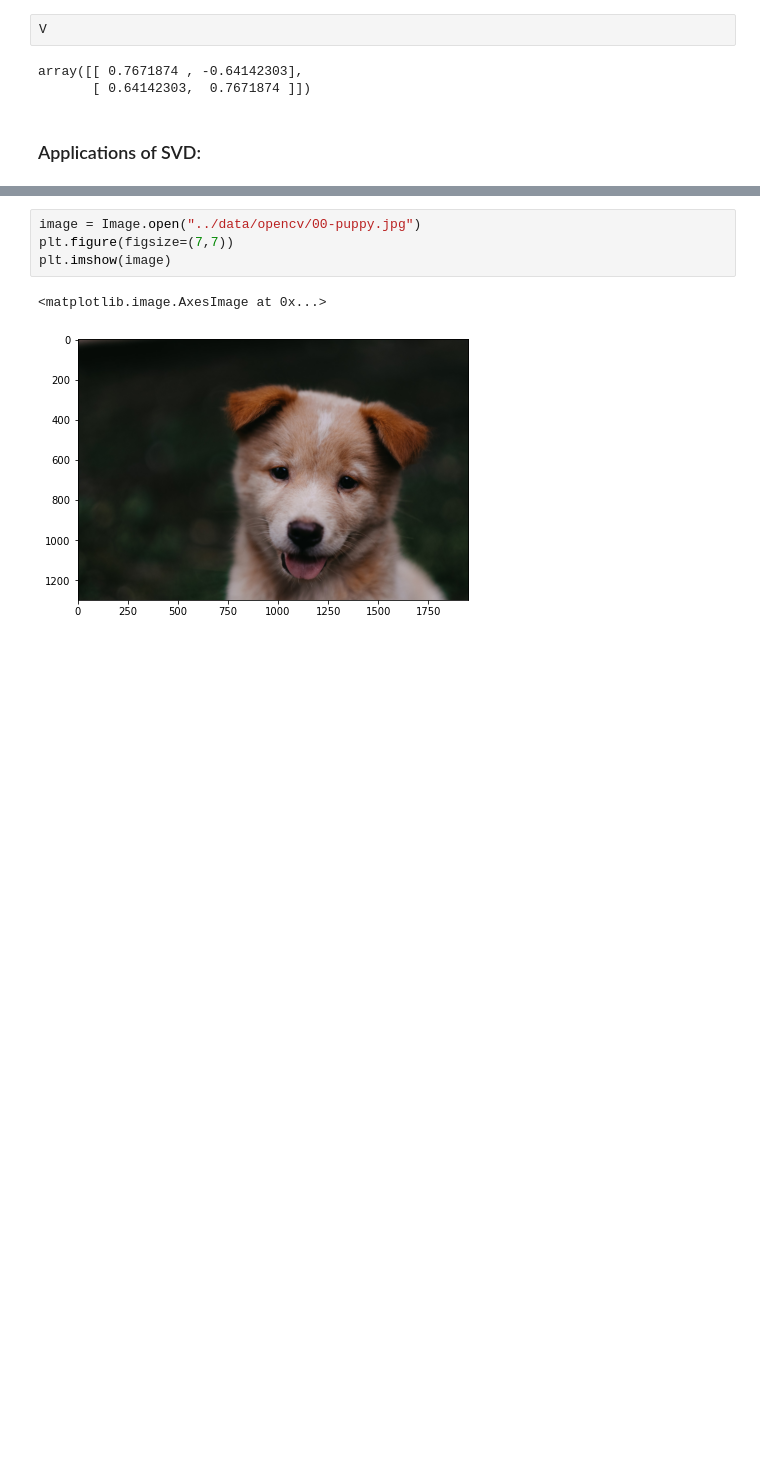
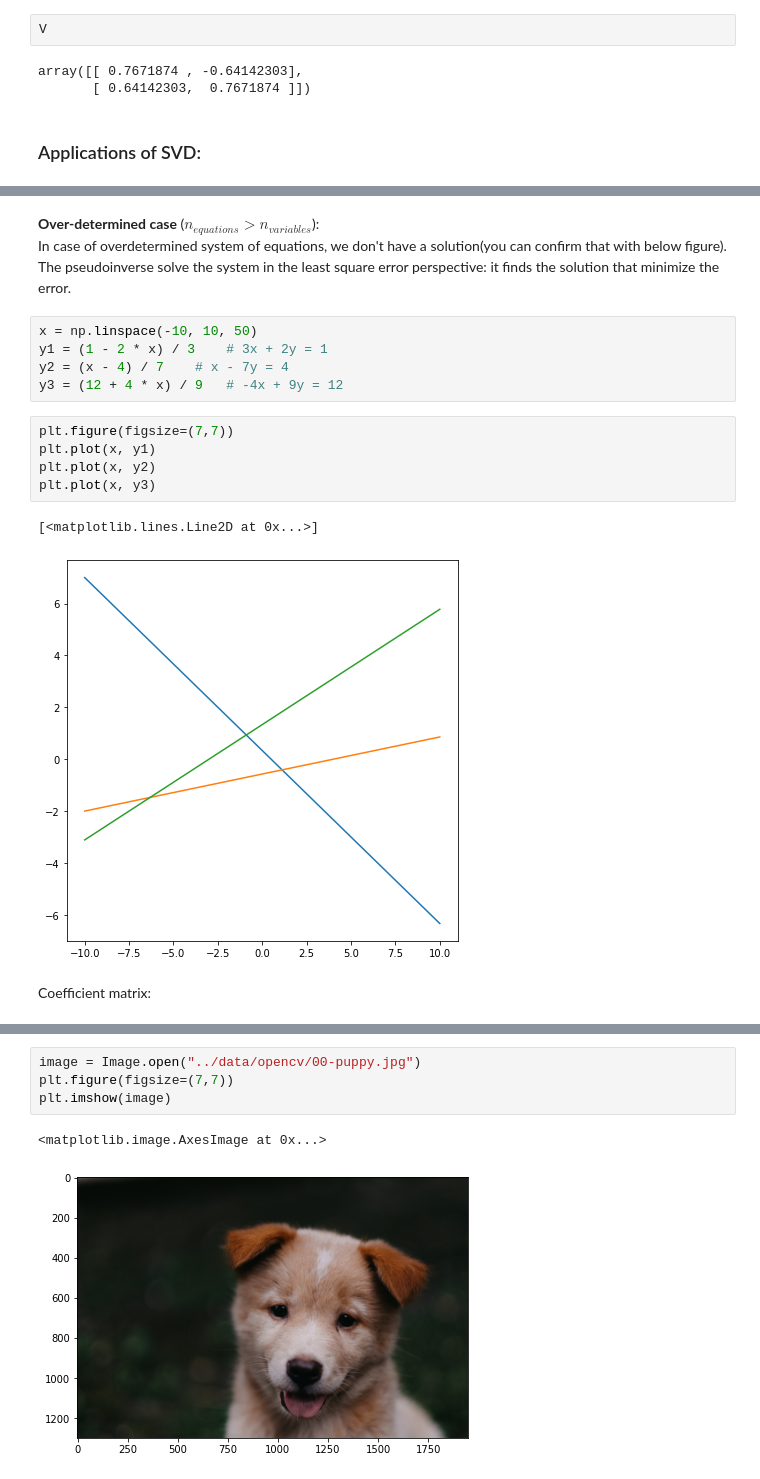
Before and after one commit to TheAnkurGoswami/Study-Notes, a Jupyter notebook: Deep Learning Book Notes/Linear Algebra.ipynb, the cells around one changed output, grey strips where cells are left out. Drawn from its saved outputs; the diff is of its cells as text; blank space fills up the shorter version.

Commit message:
pseudo-inverse in overdetermined case

```diff
--- a/Deep Learning Book Notes/Linear Algebra.ipynb
+++ b/Deep Learning Book Notes/Linear Algebra.ipynb
@@ -688,0 +709,19 @@ array([[ 0.7671874 , -0.64142303],
+# %% [markdown]
+__Over-determined case__ ($n_{equations} > n_{variables}$):
+<br>
+In case of overdetermined system of equations, we don't have a solution(you can confirm that with below figure). The pseudoinverse solve the system in the least square error perspective: it finds the solution that minimize the error.
+# %%
+x = np.linspace(-10, 10, 50)
+y1 = (1 - 2 * x) / 3    # 3x + 2y = 1
+y2 = (x - 4) / 7    # x - 7y = 4
+y3 = (12 + 4 * x) / 9   # -4x + 9y = 12
+# %%
+plt.figure(figsize=(7,7))
+plt.plot(x, y1)
+plt.plot(x, y2)
+plt.plot(x, y3)
+# %% [output]
+[<matplotlib.lines.Line2D at 0x...>]
+[figure, added]
+# %% [markdown]
+Coefficient matrix:
```
Also changed, not shown: parts of 23 cells of this notebook.
